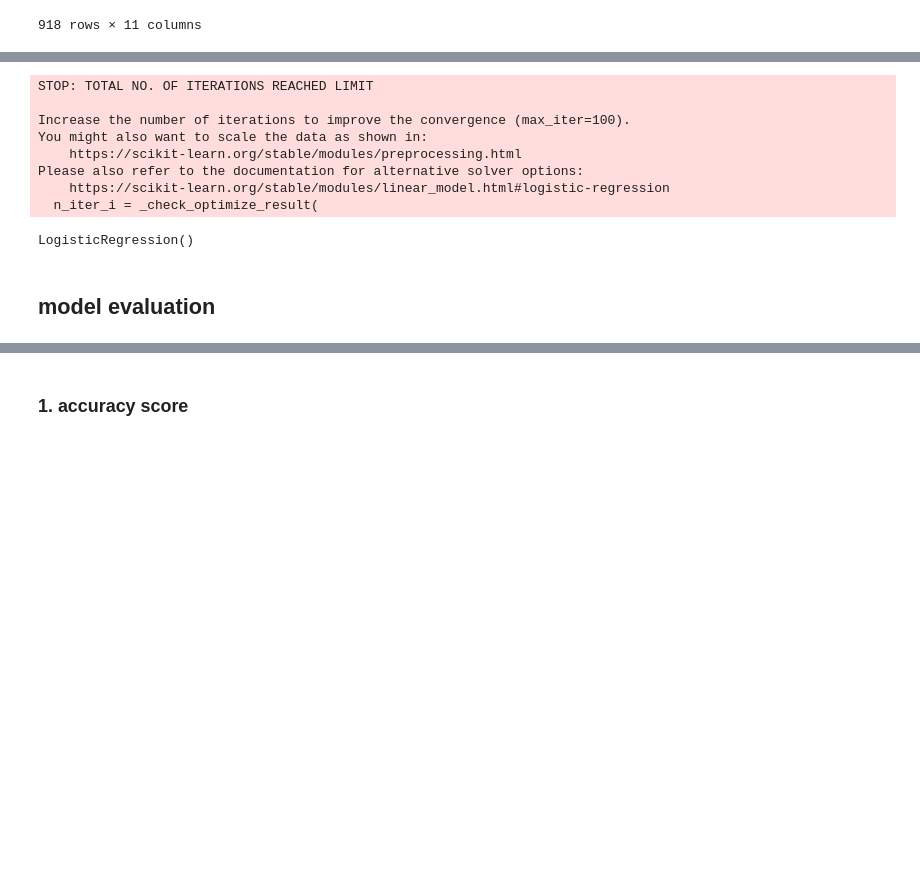
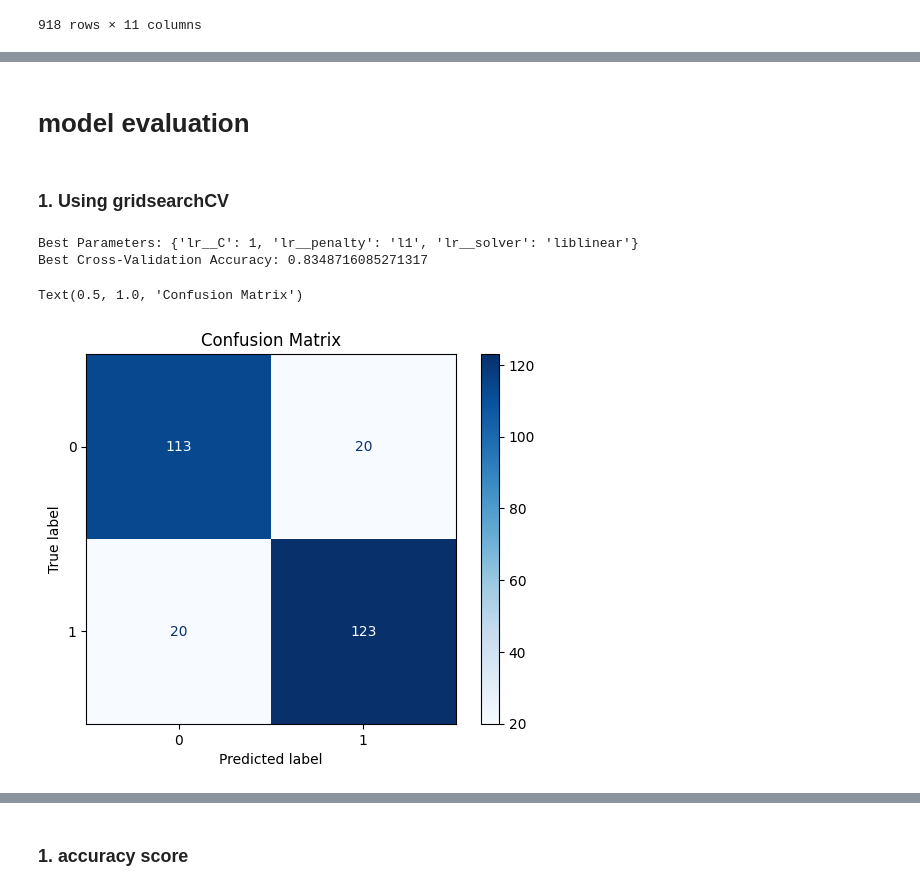
Before and after one commit to kartik23-2/Heart_health_prediction, a Jupyter notebook: heart_disease_pediction_model.ipynb, the cells around one changed output, grey strips where cells are left out. Saved outputs shown, nothing was run; the diff lists cells and outputs as text; code cells hidden in the pictures; blank space fills up the shorter version.

Commit message:
comparison with gridsearchCV and confusion matrix added

```diff
--- a/heart_disease_pediction_model.ipynb
+++ b/heart_disease_pediction_model.ipynb
@@ -172,7 +173,7 @@ X
 | 917 | 38 | 1 | 2 | 138 | 175 | 0 | 1 | 173 | ... |
 918 rows × 11 columns
 # %%
-X_train, X_test, y_train, y_test = train_test_split(X, y, test_size=0.2, random_state=2)
+X_train, X_test, y_train, y_test = train_test_split(X, y, test_size=0.3, random_state=2)
 # %%
 X, X_train, X_test
 # %% [output]
@@ -198,16 +197,3 @@ model = LogisticRegression()
-# %%
-#training the logistic regression model with training data
-model.fit(X_train, y_train)
-# %% [output]
-STOP: TOTAL NO. OF ITERATIONS REACHED LIMIT
-
-Increase the number of iterations to improve the convergence (max_iter=100).
-You might also want to scale the data as shown in:
-    https://scikit-learn.org/stable/modules/preprocessing.html
-Please also refer to the documentation for alternative solver options:
-    https://scikit-learn.org/stable/modules/linear_model.html#logistic-regression
-  n_iter_i = _check_optimize_result(
-LogisticRegression()
 # %%
 from sklearn.preprocessing import StandardScaler
 
@@ -216,3 +202,35 @@ num_cols = ['wAge', 'RestingBP', 'Cholesterol', 'MaxHR', 'Oldpeak']  # example
 df[num_cols] = scaler.fit_transform(df[num_cols])
 # %% [markdown]
-## model evaluation
+# model evaluation
+# %% [markdown]
+### 1. Using gridsearchCV
+# %%
+
+pipe = Pipeline([
+    ('scaler', StandardScaler()),
+    ('lr', LogisticRegression(max_iter=1000))
+])
+
+param_grid = {
+    'lr__C': [0.01, 0.1, 1, 10, 100],
+    'lr__penalty': ['l1', 'l2'],
+    'lr__solver': ['liblinear']
+}
+# %%
+grid = GridSearchCV(pipe, param_grid, cv=5, scoring='accuracy', n_jobs=-1)
+grid.fit(X_train, y_train)
+
+
+print("Best Parameters:", grid.best_params_)
+print("Best Cross-Validation Accuracy:", grid.best_score_)
+
+y_pred = grid.predict(X_test)
+cm = confusion_matrix(y_test, y_pred)
+disp = ConfusionMatrixDisplay(confusion_matrix=cm, display_labels=grid.classes_)
+disp.plot(cmap=plt.cm.Blues)
+plt.title("Confusion Matrix")
+# %% [output]
+Best Parameters: {'lr__C': 1, 'lr__penalty': 'l1', 'lr__solver': 'liblinear'}
+Best Cross-Validation Accuracy: 0.8348716085271317
+Text(0.5, 1.0, 'Confusion Matrix')
+[figure, added]
```
Also changed, not shown: parts of 10 cells of this notebook.
